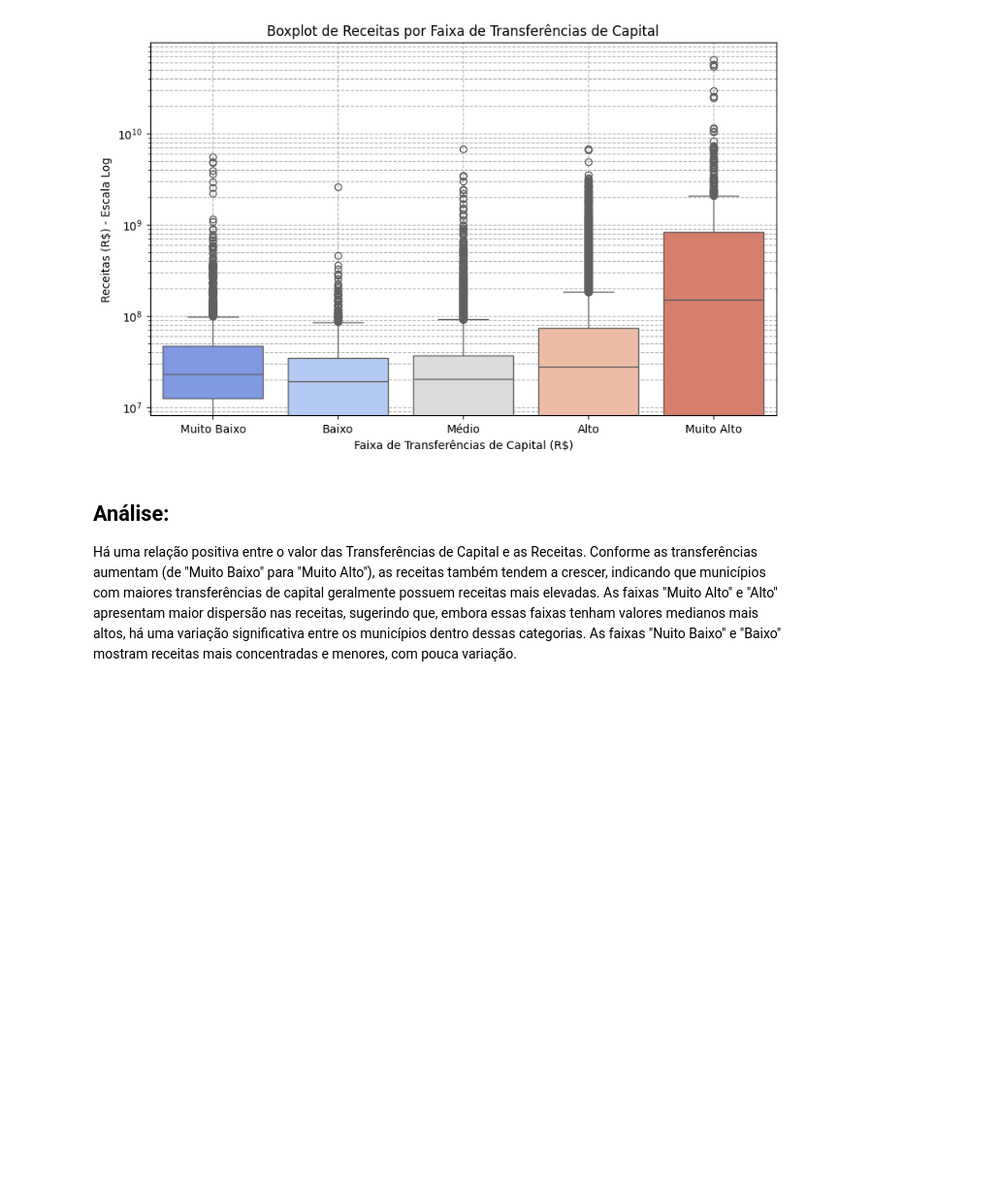
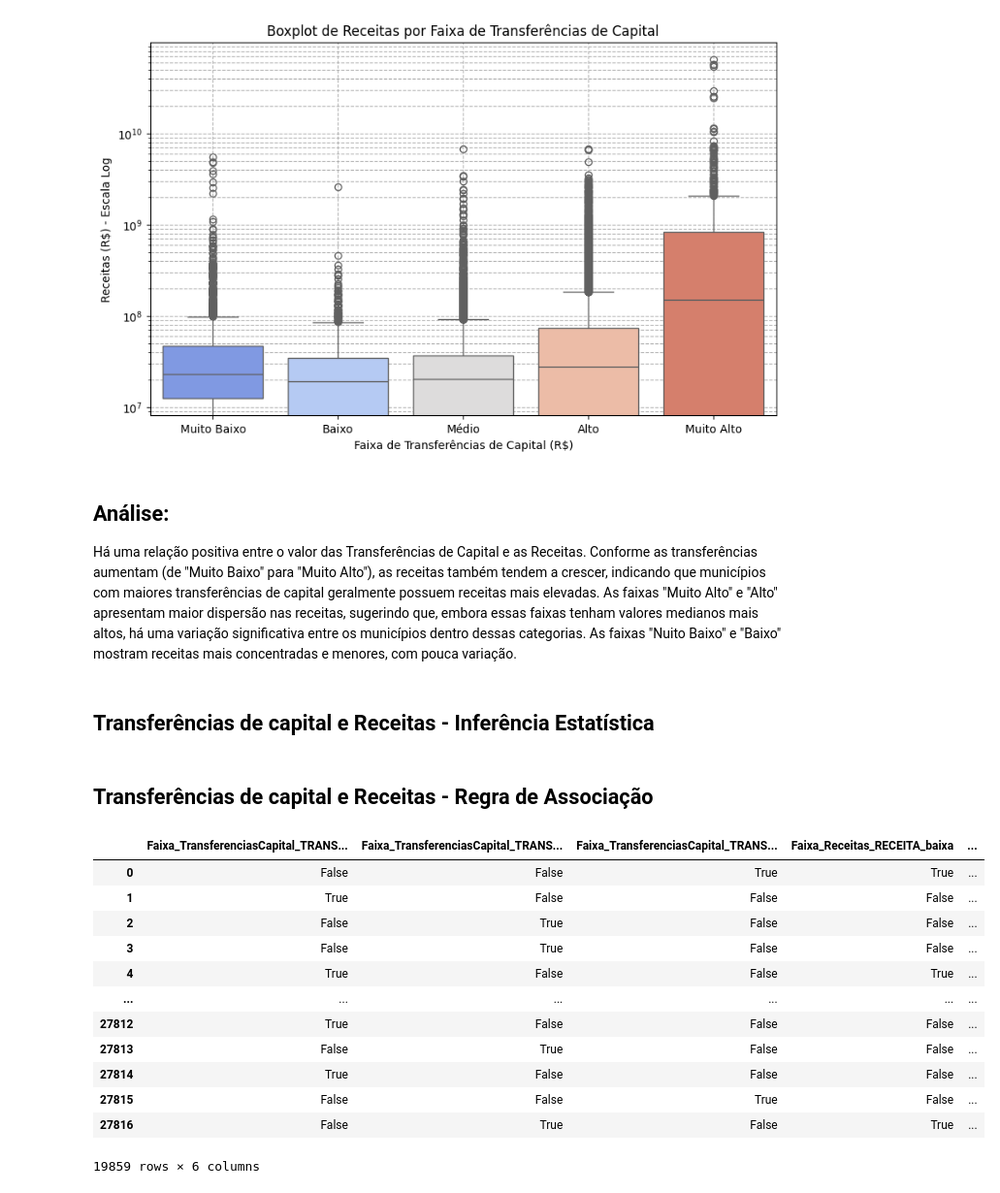
Before and after one commit to anaC-Fernandes/ProjetoDados, a Jupyter notebook: Notebooks/Dataset_Economia.ipynb, the cells around one changed output. Shown at 97% size. Cells and saved outputs as stored; diff of their text form; code cells hidden in the pictures; blank space fills up the shorter version.

```diff
--- a/Notebooks/Dataset_Economia.ipynb
+++ b/Notebooks/Dataset_Economia.ipynb
@@ -643,3 +743,35 @@ plt.show()
 # %% [markdown]
 ## Análise:
 Há uma relação positiva entre o valor das Transferências de Capital e as Receitas. Conforme as transferências aumentam (de "Muito Baixo" para "Muito Alto"), as receitas também tendem a crescer, indicando que municípios com maiores transferências de capital geralmente possuem receitas mais elevadas. As faixas "Muito Alto" e "Alto" apresentam maior dispersão nas receitas, sugerindo que, embora essas faixas tenham valores medianos mais altos, há uma variação significativa entre os municípios dentro dessas categorias. As faixas "Nuito Baixo" e "Baixo" mostram receitas mais concentradas e menores, com pouca variação.
+# %% [markdown]
+## Transferências de capital e Receitas - Inferência Estatística
+# %% [markdown]
+## Transferências de capital e Receitas - Regra de Associação
+# %%
+# Filtra os municípios com Transferências de Capital e Receitas maiores que zero
+dados_capital = df[(df['Transferencias_capital_R$'] > 0) & (df['Receitas_R$'] > 0)].copy()
+
+# Remove valores ausentes (NaN)
+dados_capital = dados_capital.dropna(subset=['Transferencias_capital_R$', 'Receitas_R$'])
+
+# Classifica Transferências de Capital e Receitas em 3 faixas (tercis)
+dados_capital['Faixa_TransferenciasCapital'] = pd.qcut(dados_capital['Transferencias_capital_R$'], q=3, labels=['TRANSFcap_baixa', 'TRANSFcap_media', 'TRANSFcap_alta'])
+dados_capital['Faixa_Receitas'] = pd.qcut(dados_capital['Receitas_R$'], q=3, labels=['RECEITA_baixa', 'RECEITA_media', 'RECEITA_alta'])
+# %%
+# Transforma os dados categorizados em variáveis binárias
+dados_binarios_capital = pd.get_dummies(dados_capital[['Faixa_TransferenciasCapital', 'Faixa_Receitas']])
+dados_binarios_capital
+# %% [output]
+|  | Faixa_TransferenciasCapital_TRANS... | Faixa_TransferenciasCapital_TRANS... | Faixa_TransferenciasCapital_TRANS... | Faixa_Receitas_RECEITA_baixa | ... |
+| 0 | False | False | True | True | ... |
+| 1 | True | False | False | False | ... |
+| 2 | False | True | False | False | ... |
+| 3 | False | True | False | False | ... |
+| 4 | True | False | False | True | ... |
+| ... | ... | ... | ... | ... | ... |
+| 27812 | True | False | False | False | ... |
+| 27813 | False | True | False | False | ... |
+| 27814 | True | False | False | False | ... |
+| 27815 | False | False | True | False | ... |
+| 27816 | False | True | False | True | ... |
+19859 rows × 6 columns
```
Also changed, not shown: parts of 22 cells of this notebook.
